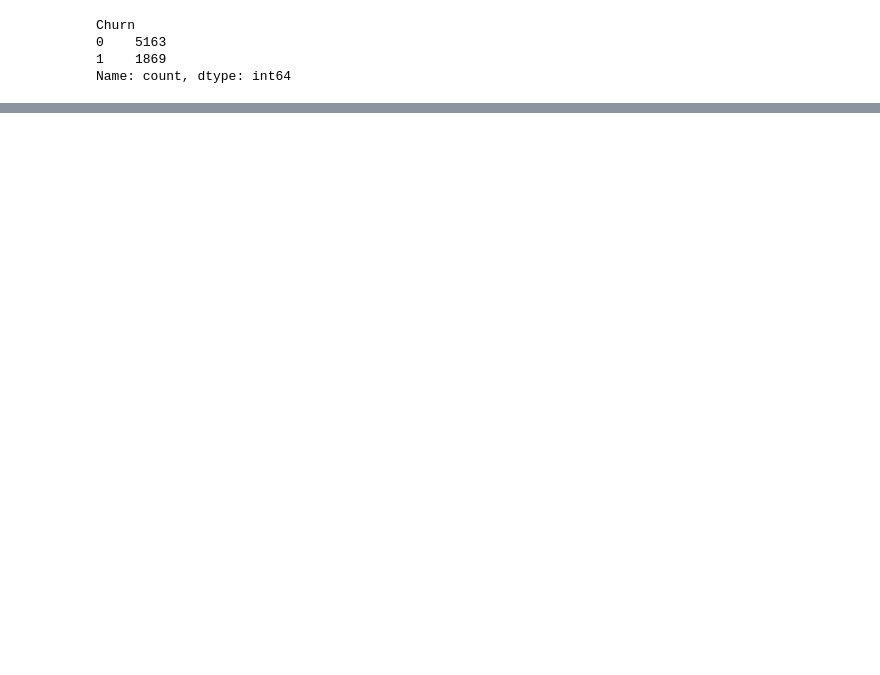
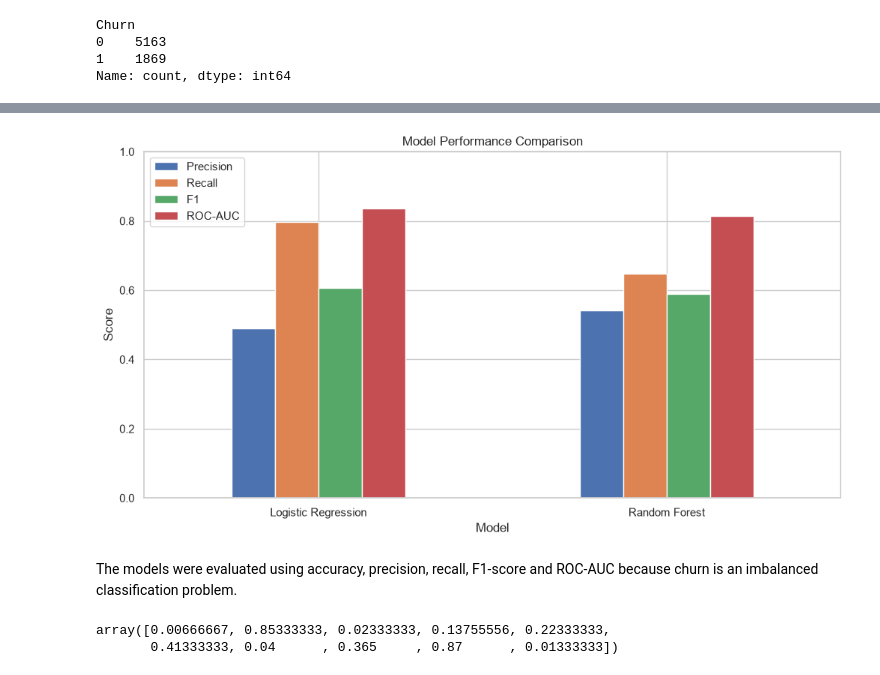
Before and after one commit to Romisha08/Customer_churn, a Jupyter notebook: notebooks/customer_churn.ipynb, the cells around one changed output, grey strips where cells are left out. Drawn from its saved outputs; the diff is of its cells as text; code cells hidden in the pictures; blank space fills up the shorter version.

```diff
--- a/notebooks/customer_churn.ipynb
+++ b/notebooks/customer_churn.ipynb
@@ -444,0 +635,9 @@ X_train, X_test, y_train, y_test = train_test_split(
+# %%
+rf_probabilities = rf_model.predict_proba(X_test)[:, 1]
+# %%
+rf_results = evaluate_model(
+    "Random Forest",
+    y_test,
+    rf_predictions,
+    rf_probabilities
+)
@@ -444,0 +691,35 @@ X_train, X_test, y_train, y_test = train_test_split(
+# %%
+results.set_index(
+    "Model"
+)[
+    [
+        "Precision",
+        "Recall",
+        "F1",
+        "ROC-AUC"
+    ]
+].plot(
+    kind="bar",
+    figsize=(12, 6)
+)
+
+plt.title("Model Performance Comparison")
+
+plt.ylabel("Score")
+
+plt.ylim(0, 1)
+
+plt.xticks(rotation=0)
+
+plt.show()
+# %% [output]
+[figure, added]
+# %% [markdown]
+The models were evaluated using accuracy, precision, recall,
+F1-score and ROC-AUC because churn is an imbalanced
+classification problem.
+# %%
+rf_probabilities[:10]
+# %% [output]
+array([0.00666667, 0.85333333, 0.02333333, 0.13755556, 0.22333333,
+       0.41333333, 0.04      , 0.365     , 0.87      , 0.01333333])
```
Also changed, not shown: parts of 58 cells of this notebook, 7 other files.
